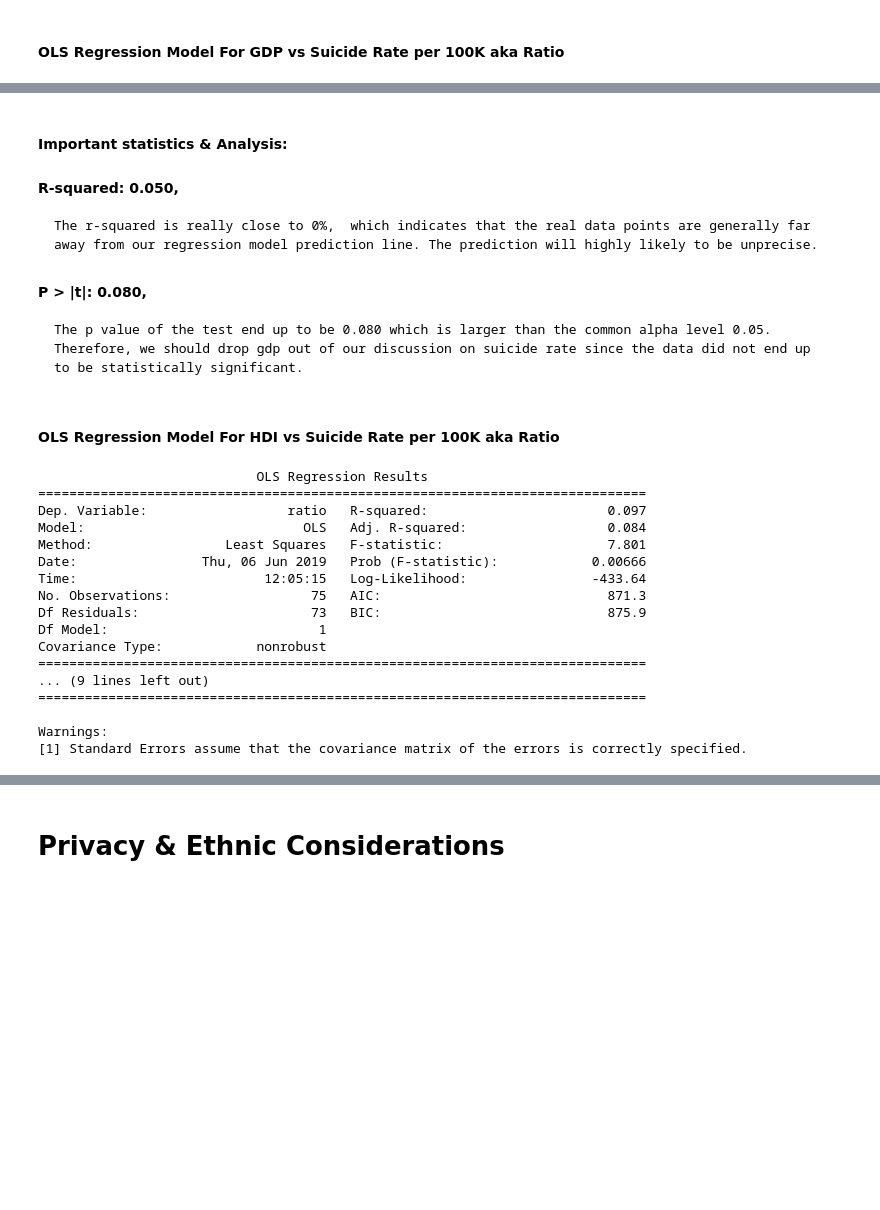
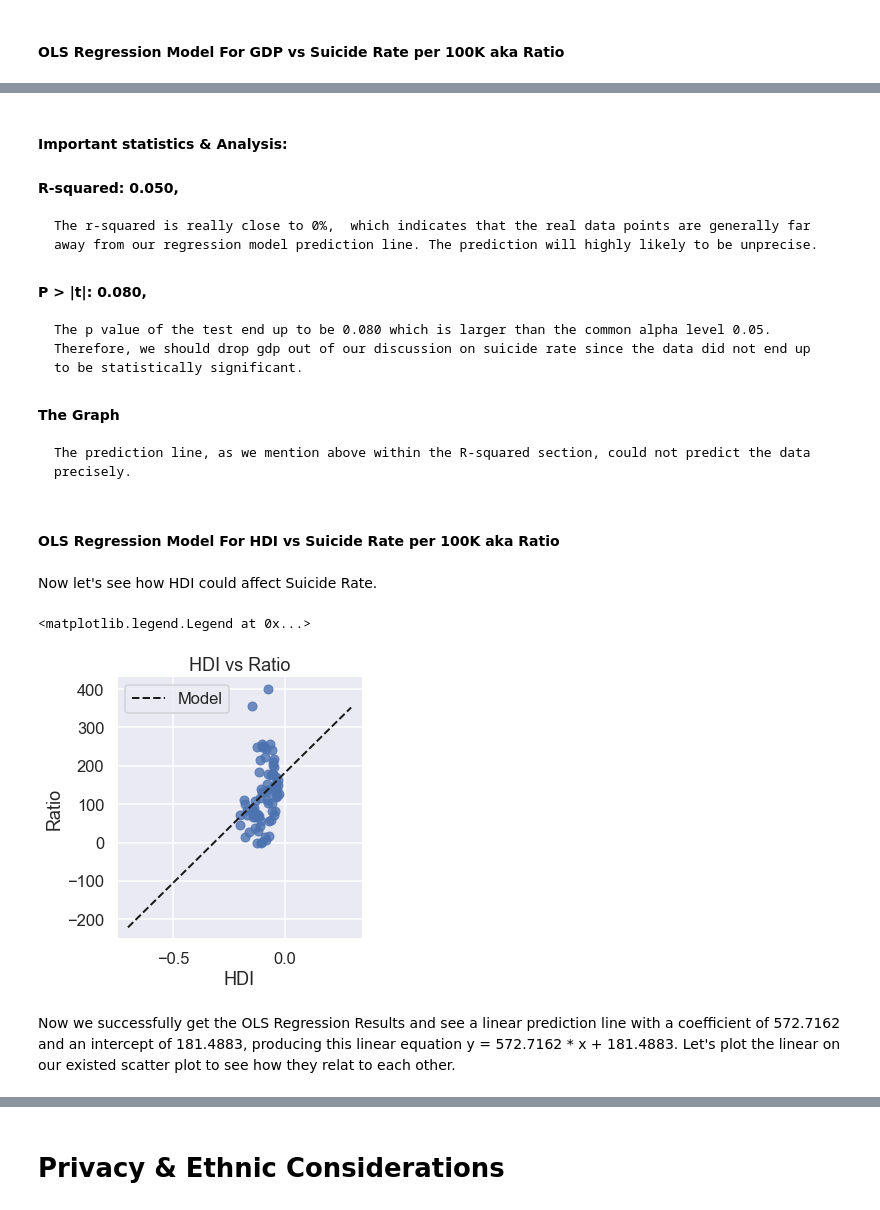
Before and after one commit to WayGold/COGS-108-FinalProject, a Jupyter notebook: FinalProject.ipynb, the cells around one changed output, grey strips where cells are left out. Drawn from its saved outputs; the diff is of its cells as text; code cells hidden in the pictures; blank space fills up the shorter version.

Commit message:
DATA ANALYSIS

```diff
--- a/FinalProject.ipynb
+++ b/FinalProject.ipynb
@@ -412,32 +432,29 @@ plt.legend()
     The r-squared is really close to 0%,  which indicates that the real data points are generally far away from our regression model prediction line. The prediction will highly likely to be unprecise.
 #### P > |t|: 0.080,
     The p value of the test end up to be 0.080 which is larger than the common alpha level 0.05. Therefore, we should drop gdp out of our discussion on suicide rate since the data did not end up to be statistically significant.
+#### The Graph
+    The prediction line, as we mention above within the R-squared section, could not predict the data precisely.
 # %% [markdown]
 #### OLS Regression Model For HDI vs Suicide Rate per 100K aka Ratio
-# %%
-outcome_2, predictors_2 = patsy.dmatrices('ratio ~ hdi', df2)
-mod_2 = sm.OLS(outcome_2, predictors_2)
-type(mod_2)
-res_2 = mod_2.fit()
-print(res_2.summary())
-# %% [output]
-                            OLS Regression Results
-==============================================================================
-Dep. Variable:                  ratio   R-squared:                       0.097
-Model:                            OLS   Adj. R-squared:                  0.084
-Method:                 Least Squares   F-statistic:                     7.801
-Date:                Thu, 06 Jun 2019   Prob (F-statistic):            0.00666
-Time:                        12:05:15   Log-Likelihood:                -433.64
-No. Observations:                  75   AIC:                             871.3
-Df Residuals:                      73   BIC:                             875.9
-Df Model:                           1
-Covariance Type:            nonrobust
-==============================================================================
-... (9 lines left out)
-==============================================================================
-
-Warnings:
-[1] Standard Errors assume that the covariance matrix of the errors is correctly specified.
+# %% [markdown]
+Now let's see how HDI could affect Suicide Rate.
+# %%
+sns.lmplot(x='hdi', y='ratio', data=df2, fit_reg=False);
+# hdi min is decreased by 0.5 and max is increased by 0.5 so our line goes out past existing data points
+x = np.arange(df2['hdi'].min() - 0.5, df2['hdi'].max() + 0.5)
+
+# Creating the graph
+y = 572.7162 * x + 181.4883
+plt.plot(x, y, '--k', linewidth=2, label='Model')
+plt.title('HDI vs Ratio')
+plt.xlabel('HDI')
+plt.ylabel('Ratio')
+plt.legend()
+# %% [output]
+<matplotlib.legend.Legend at 0x...>
+[figure, added]
+# %% [markdown]
+Now we successfully get the OLS Regression Results and see a linear prediction line with a coefficient of 572.7162 and an intercept of 181.4883, producing this linear equation y = 572.7162 * x + 181.4883. Let's plot the linear on our existed scatter plot to see how they relat to each other.
 # %%
 sns.lmplot(x='hdi', y='ratio', data=df2, fit_reg=False);
 #the year max is increased by so our line goes out past existing data points
```
Also changed, not shown: parts of 19 cells of this notebook.
